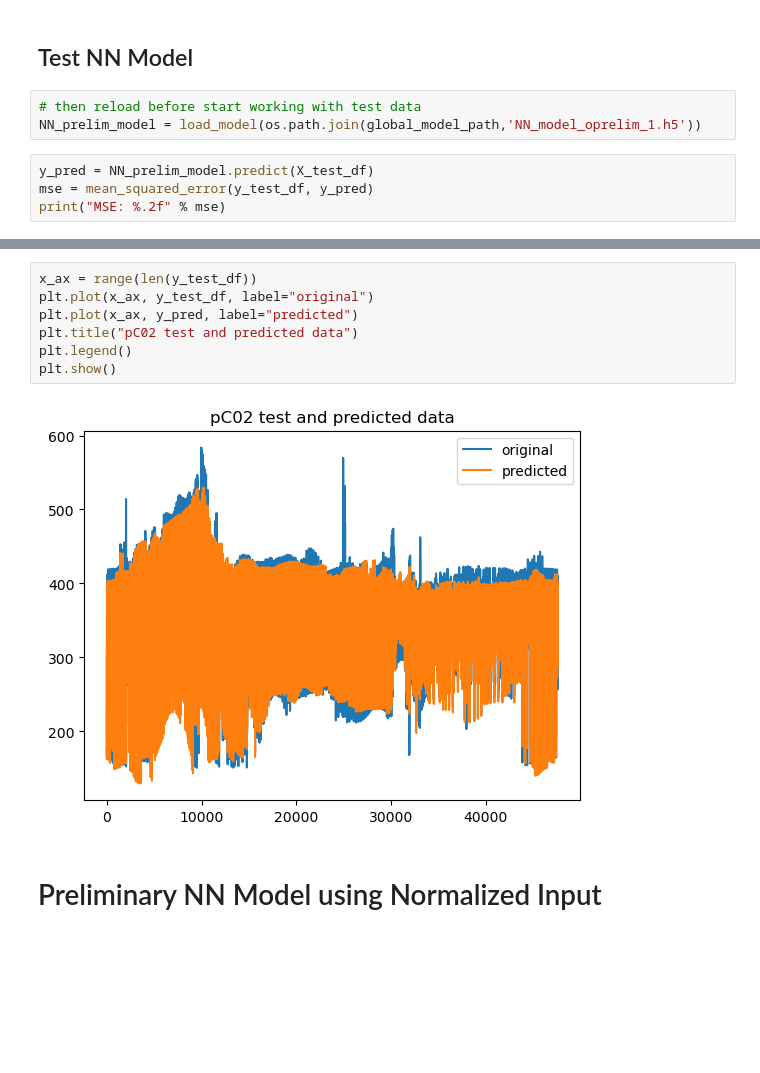
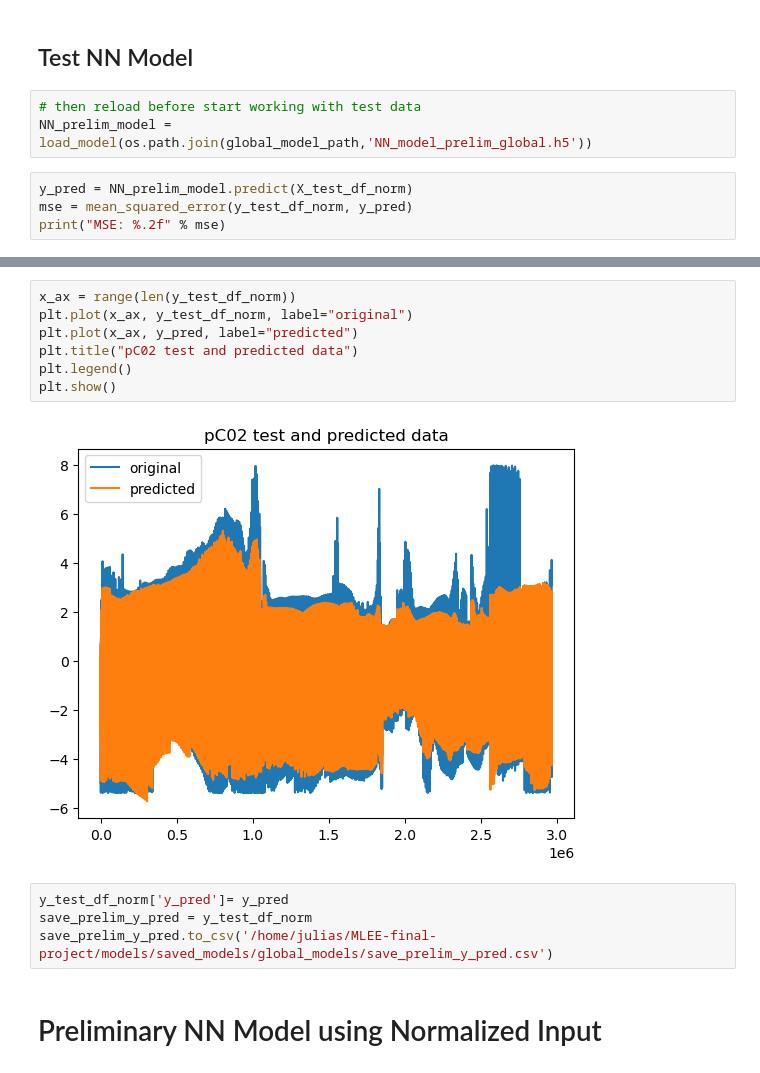
Before and after one commit to juliasimpson97/MLEE-final-project, a Jupyter notebook: models/NN_global.ipynb, the cells around one changed output, grey strips where cells are left out. Drawn from its saved outputs; the diff is of its cells as text; blank space fills up the shorter version.

Commit message:
ran very basic global NN

```diff
--- a/models/NN_global.ipynb
+++ b/models/NN_global.ipynb
@@ -152,9 +169,9 @@ NN_model.save(os.path.join(global_model_path,'NN_model_oprelim_1.h5'))
 ## Test NN Model
 # %%
 # then reload before start working with test data
-NN_prelim_model = load_model(os.path.join(global_model_path,'NN_model_oprelim_1.h5'))
+NN_prelim_model = load_model(os.path.join(global_model_path,'NN_model_prelim_global.h5'))
 # %%
-y_pred = NN_prelim_model.predict(X_test_df)
-mse = mean_squared_error(y_test_df, y_pred)
+y_pred = NN_prelim_model.predict(X_test_df_norm)
+mse = mean_squared_error(y_test_df_norm, y_pred)
 print("MSE: %.2f" % mse)
 # %% [output]
@@ -163,12 +180,16 @@ MSE: 199.98
 # %%
-x_ax = range(len(y_test_df))
-plt.plot(x_ax, y_test_df, label="original")
+x_ax = range(len(y_test_df_norm))
+plt.plot(x_ax, y_test_df_norm, label="original")
 plt.plot(x_ax, y_pred, label="predicted")
 plt.title("pC02 test and predicted data")
 plt.legend()
 plt.show()
 # %% [output]
-[figure, old version]
+[figure, new version]
+# %%
+y_test_df_norm['y_pred']= y_pred
+save_prelim_y_pred = y_test_df_norm
+save_prelim_y_pred.to_csv('/home/julias/MLEE-final-project/models/saved_models/global_models/save_prelim_y_pred.csv')
 # %% [markdown]
 # Preliminary NN Model using Normalized Input
 # %% [markdown]
```
Also changed, not shown: parts of 18 cells of this notebook.
